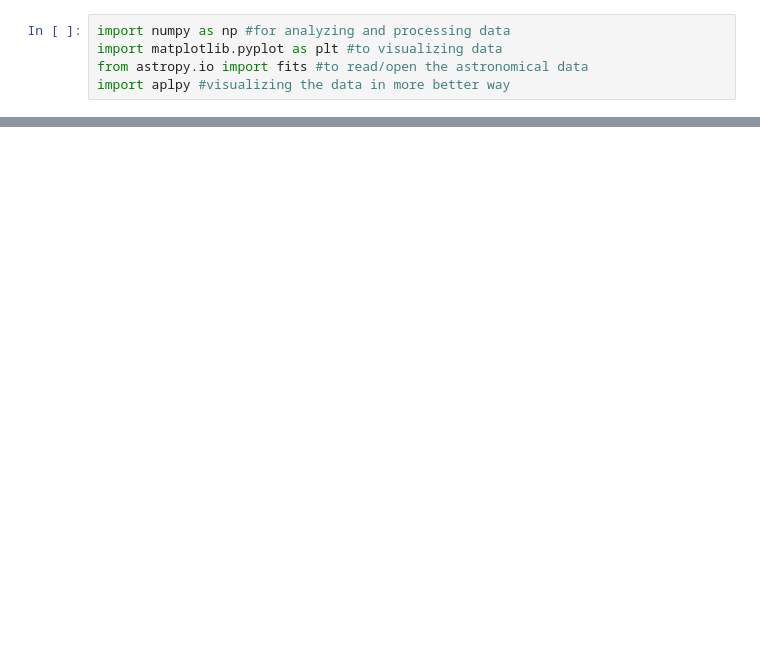
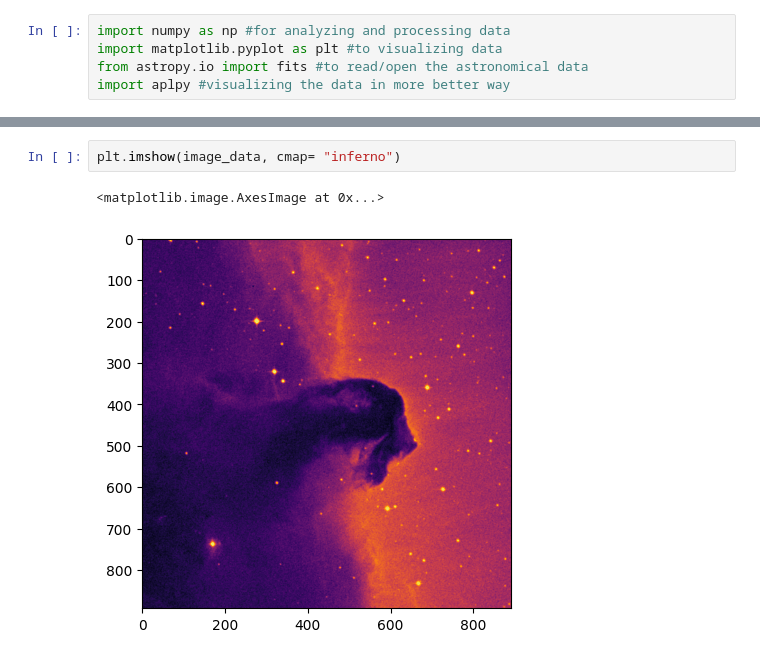
Before and after one commit to Dilaa13/astro-code, a Jupyter notebook: astro_code001.ipynb, the cells around one changed output, grey strips where cells are left out. Saved outputs shown, nothing was run; the diff lists cells and outputs as text; blank space fills up the shorter version.

```diff
--- a/astro_code001.ipynb
+++ b/astro_code001.ipynb
@@ -23,0 +56,5 @@ d:\projects github\astro-code
+# %%
+plt.imshow(image_data, cmap= "inferno")
+# %% [output]
+<matplotlib.image.AxesImage at 0x...>
+[figure, added]
```
Also changed, not shown: parts of 18 cells of this notebook, 3 other files.
